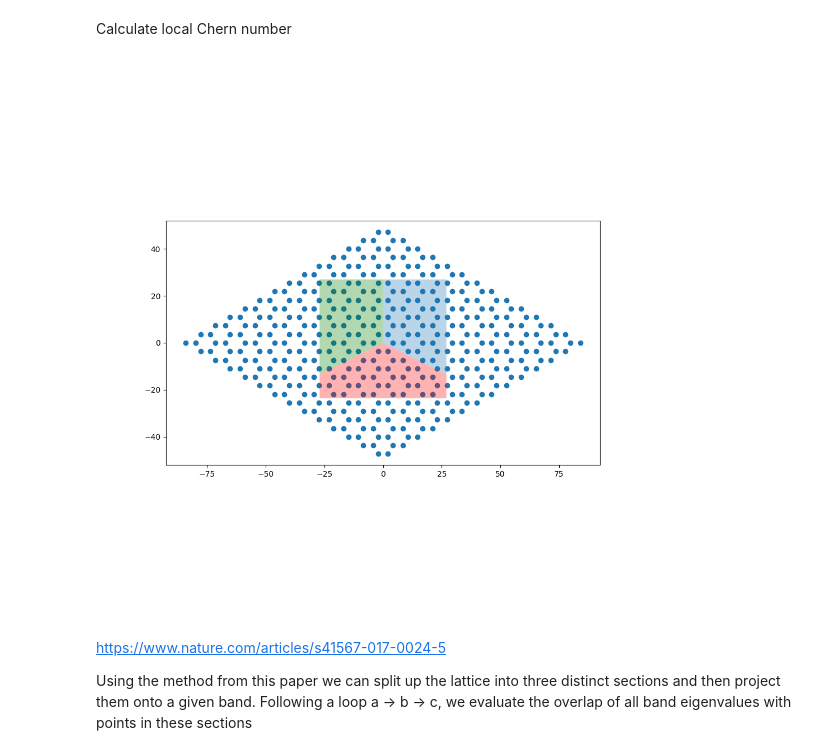
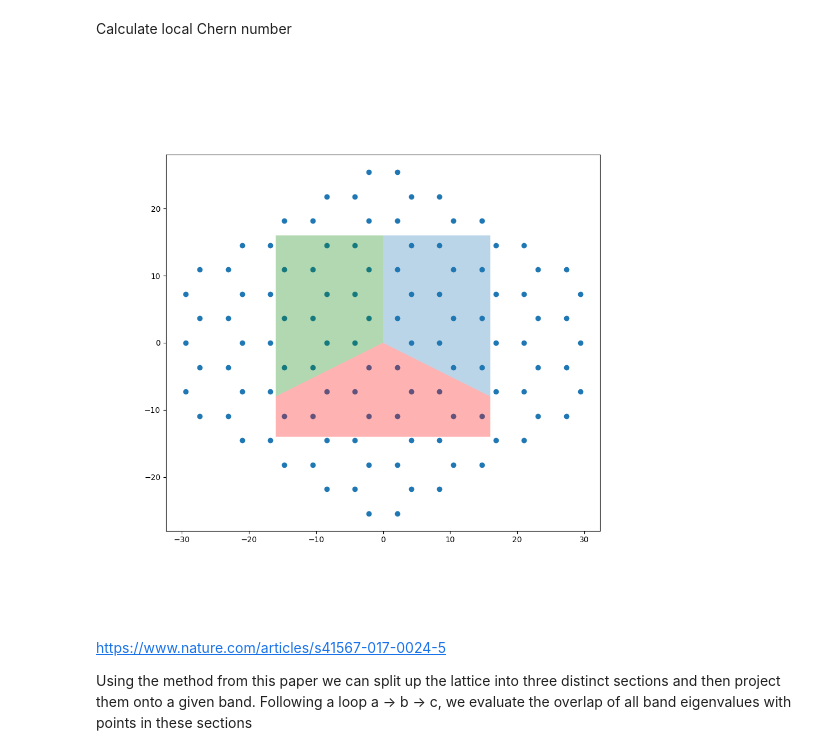
Before and after one commit to NRobertsF91W/PhD-Jupyter-Notebooks, a Jupyter notebook: twisted honeycomb numerical analysis chern number.ipynb, the cells around one changed output. Cells and saved outputs as stored; diff of their text form; code cells hidden in the pictures.

```diff
--- a/twisted honeycomb numerical analysis chern number.ipynb
+++ b/twisted honeycomb numerical analysis chern number.ipynb
@@ -57,7 +57,7 @@ def build_honeycomb(n,m, pitch):
     return centered_coord_list
 # %%
 PITCH = 4.2
-b_10_list = build_honeycomb(14, 14, PITCH)
+b_10_list = build_honeycomb(8, 8, PITCH)
 
 fig_lattice_plot = plt.figure(figsize=(7,5))
 ax_lattice_plot = fig_lattice_plot.add_subplot(111)
@@ -334,19 +332,19 @@ Calculate local Chern number
 # %%
 # Plotting lattice and A,B,C sections to visually confirm what is happening
 
 fig_lattice = plt.figure(figsize=(10,10))
 ax_lattice = fig_lattice.add_subplot(111)
 
-ax_lattice.scatter(b_10_list[:,0], b_10_list[:,1])
-a_s, b_s, c_s = ABC_sections(27)
+ax_lattice.scatter(deformed_lattice[:,0], deformed_lattice[:,1])
+a_s, b_s, c_s = ABC_sections(16)
 ax_lattice.add_patch(a_s)
 ax_lattice.add_patch(b_s)
 ax_lattice.add_patch(c_s)
 ax_lattice.set_aspect('equal')
 plt.show()
-fig_lattice.savefig('../Twisted Fibre/Figures/real_space_chern_calc_colours.svg', dpi=300)
+# fig_lattice.savefig('../Twisted Fibre/Figures/real_space_chern_calc_colours.svg', dpi=300)
 # %% [output]
-[figure, old version]
+[figure, new version]
 # %% [markdown]
 https://www.nature.com/articles/s41567-017-0024-5
 
```
Also changed, not shown: parts of 11 cells of this notebook, 2 other files.
